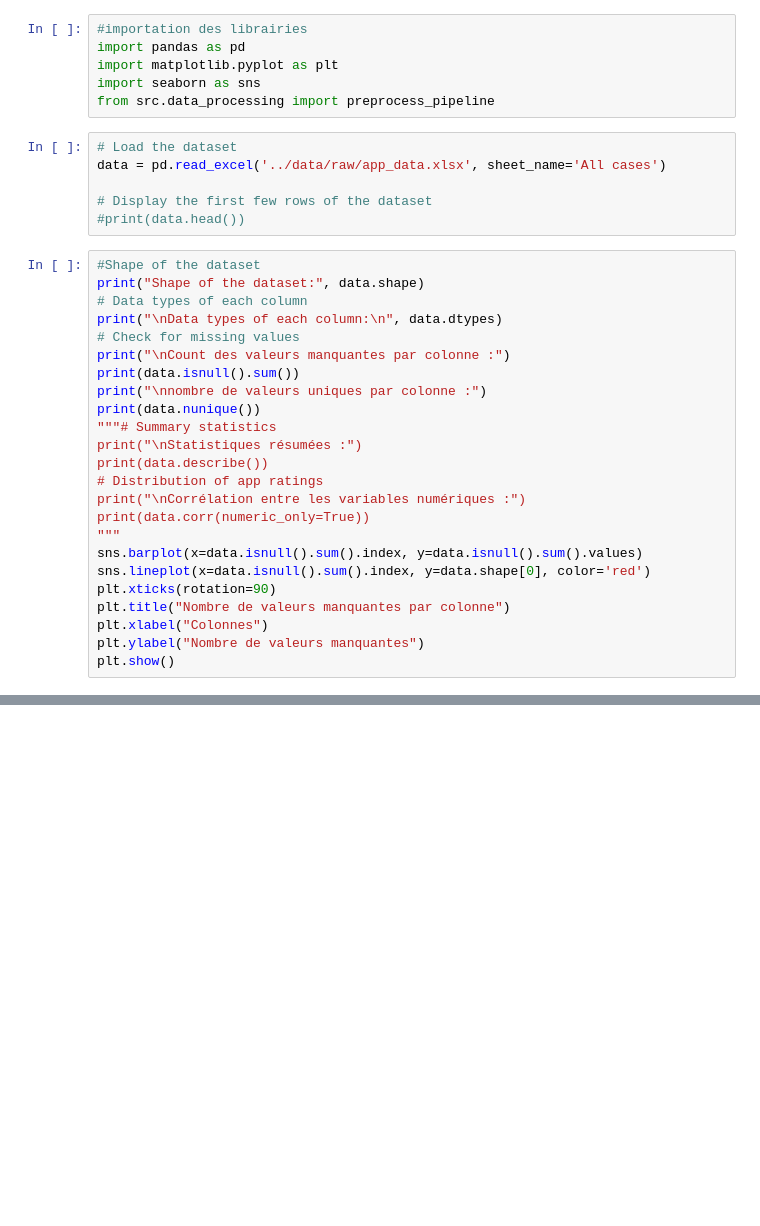
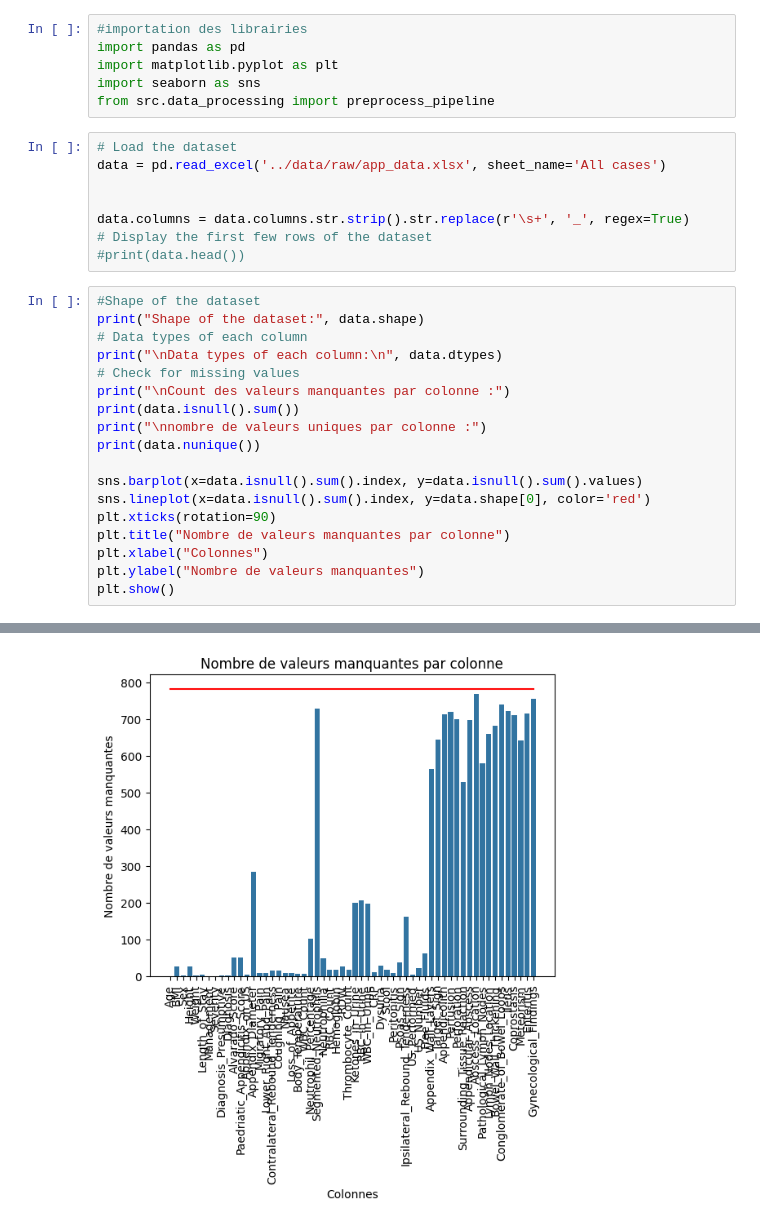
Before and after one commit to Tidianesarrndiaye/projet5-codingweek, a Jupyter notebook: notebooks/eda.ipynb, the cells around one changed output, grey strips where cells are left out. Drawn from its saved outputs; the diff is of its cells as text; blank space fills up the shorter version.

```diff
--- a/notebooks/eda.ipynb
+++ b/notebooks/eda.ipynb
@@ -16,6 +16,8 @@ from src.data_processing import preprocess_pipeline
 # Load the dataset
 data = pd.read_excel('../data/raw/app_data.xlsx', sheet_name='All cases')
 
+
+data.columns = data.columns.str.strip().str.replace(r'\s+', '_', regex=True)
 # Display the first few rows of the dataset
 #print(data.head())
 # %%
@@ -28,13 +30,7 @@ print("\nCount des valeurs manquantes par colonne :")
 print(data.isnull().sum())
 print("\nnombre de valeurs uniques par colonne :")
 print(data.nunique())
-"""# Summary statistics
-print("\nStatistiques résumées :")
-print(data.describe())
-# Distribution of app ratings
-print("\nCorrélation entre les variables numériques :")
-print(data.corr(numeric_only=True))
-"""
+
 sns.barplot(x=data.isnull().sum().index, y=data.isnull().sum().values)
 sns.lineplot(x=data.isnull().sum().index, y=data.shape[0], color='red')
 plt.xticks(rotation=90)
@@ -42,3 +38,4 @@ plt.title("Nombre de valeurs manquantes par colonne")
 plt.xlabel("Colonnes")
 plt.ylabel("Nombre de valeurs manquantes")
 plt.show()
+# %% [output]
@@ -45,3 +59,4 @@ plt.show()
+[figure, added]
 # %%
  #Cleaning the data
 
```
Also changed, not shown: parts of 5 cells of this notebook, 1 other file.
